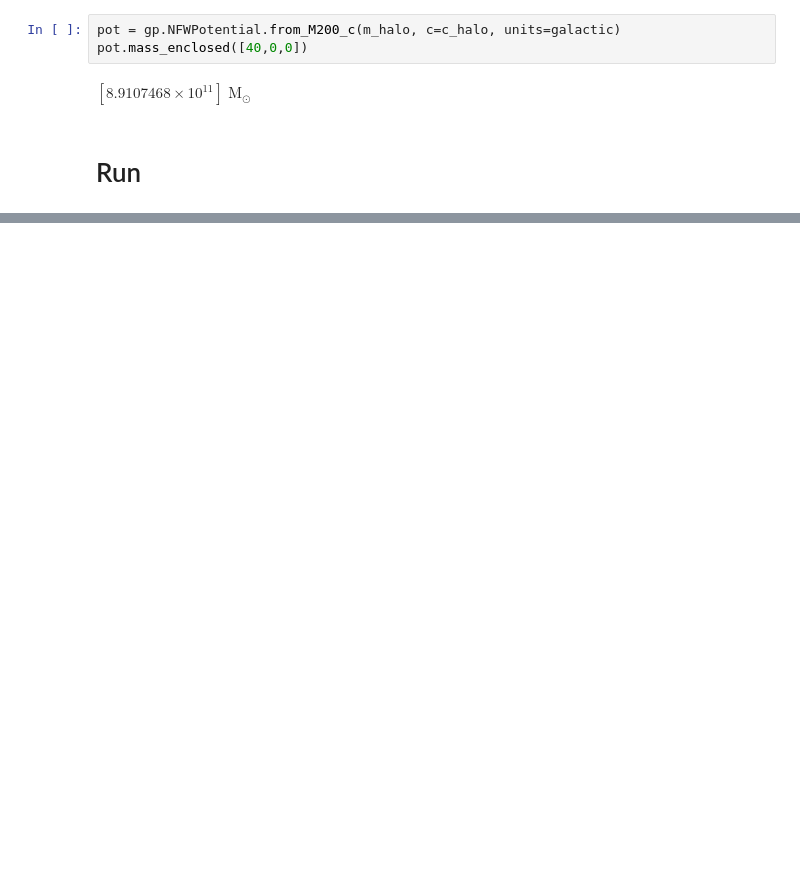
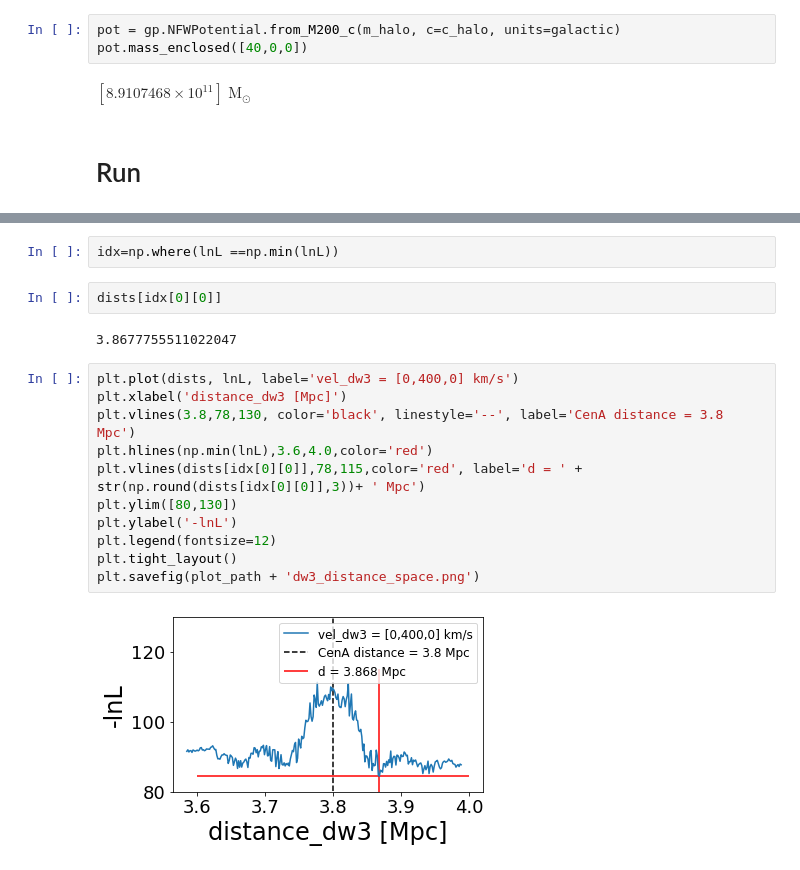
Before and after one commit to sapearson/CenA, a Jupyter notebook: notebooks/Call_lnL.ipynb, the cells around one changed output, grey strips where cells are left out. Drawn from its saved outputs; the diff is of its cells as text; blank space fills up the shorter version.

```diff
--- a/notebooks/Call_lnL.ipynb
+++ b/notebooks/Call_lnL.ipynb
@@ -469,0 +550,19 @@ fun(x, *args) -> float
+# %%
+idx=np.where(lnL ==np.min(lnL))
+# %%
+dists[idx[0][0]]
+# %% [output]
+3.8677755511022047
+# %%
+plt.plot(dists, lnL, label='vel_dw3 = [0,400,0] km/s')
+plt.xlabel('distance_dw3 [Mpc]')
+plt.vlines(3.8,78,130, color='black', linestyle='--', label='CenA distance = 3.8 Mpc')
+plt.hlines(np.min(lnL),3.6,4.0,color='red')
+plt.vlines(dists[idx[0][0]],78,115,color='red', label='d = ' + str(np.round(dists[idx[0][0]],3))+ ' Mpc')
+plt.ylim([80,130])
+plt.ylabel('-lnL')
+plt.legend(fontsize=12)
+plt.tight_layout()
+plt.savefig(plot_path + 'dw3_distance_space.png')
+# %% [output]
+[figure, added]
```
Also changed, not shown: parts of 11 cells of this notebook.
